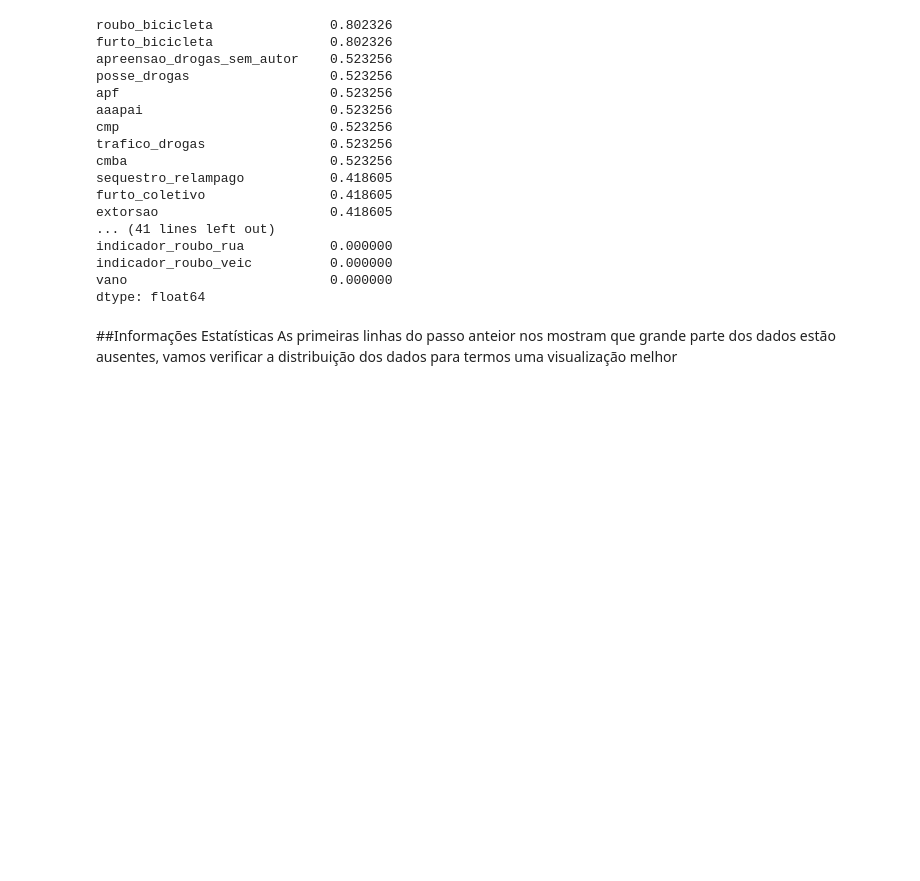
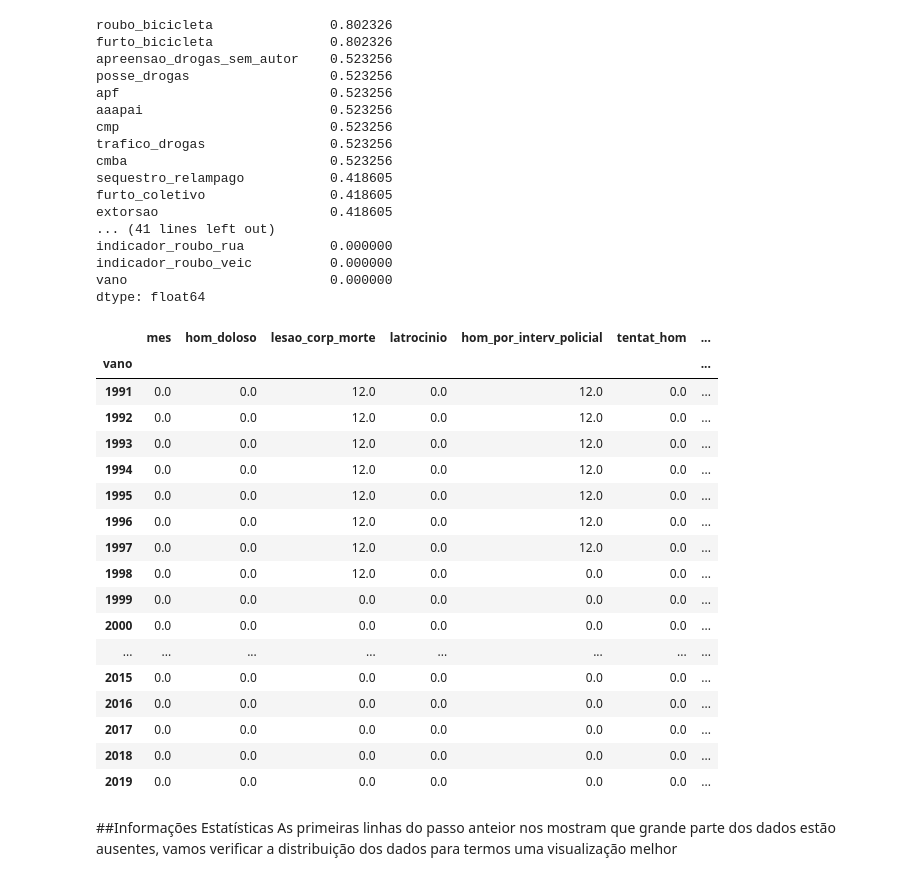
Before and after one commit to mabittar/Portfolio, a Jupyter notebook: Analisando_a_Violência_no_Rio_de_Janeiro.ipynb, the cells around one changed output. Drawn from its saved outputs; the diff is of its cells as text; code cells hidden in the pictures; blank space fills up the shorter version.

```diff
--- a/Analisando_a_Violência_no_Rio_de_Janeiro.ipynb
+++ b/Analisando_a_Violência_no_Rio_de_Janeiro.ipynb
@@ -197,6 +197,29 @@ indicador_roubo_rua           0.000000
 indicador_roubo_veic          0.000000
 vano                          0.000000
 dtype: float64
+# %%
+#dados ausentes por ano
+df1 = df.set_index('vano').isna().sum(level=0)
+df1
+# %% [output]
+|  | mes | hom_doloso | lesao_corp_morte | latrocinio | hom_por_interv_policial | tentat_hom | ... |
+| vano |  |  |  |  |  |  | ... |
+| 1991 | 0.0 | 0.0 | 12.0 | 0.0 | 12.0 | 0.0 | ... |
+| 1992 | 0.0 | 0.0 | 12.0 | 0.0 | 12.0 | 0.0 | ... |
+| 1993 | 0.0 | 0.0 | 12.0 | 0.0 | 12.0 | 0.0 | ... |
+| 1994 | 0.0 | 0.0 | 12.0 | 0.0 | 12.0 | 0.0 | ... |
+| 1995 | 0.0 | 0.0 | 12.0 | 0.0 | 12.0 | 0.0 | ... |
+| 1996 | 0.0 | 0.0 | 12.0 | 0.0 | 12.0 | 0.0 | ... |
+| 1997 | 0.0 | 0.0 | 12.0 | 0.0 | 12.0 | 0.0 | ... |
+| 1998 | 0.0 | 0.0 | 12.0 | 0.0 | 0.0 | 0.0 | ... |
+| 1999 | 0.0 | 0.0 | 0.0 | 0.0 | 0.0 | 0.0 | ... |
+| 2000 | 0.0 | 0.0 | 0.0 | 0.0 | 0.0 | 0.0 | ... |
+| ... | ... | ... | ... | ... | ... | ... | ... |
+| 2015 | 0.0 | 0.0 | 0.0 | 0.0 | 0.0 | 0.0 | ... |
+| 2016 | 0.0 | 0.0 | 0.0 | 0.0 | 0.0 | 0.0 | ... |
+| 2017 | 0.0 | 0.0 | 0.0 | 0.0 | 0.0 | 0.0 | ... |
+| 2018 | 0.0 | 0.0 | 0.0 | 0.0 | 0.0 | 0.0 | ... |
+| 2019 | 0.0 | 0.0 | 0.0 | 0.0 | 0.0 | 0.0 | ... |
 # %% [markdown]
 ##Informações Estatísticas
 As primeiras linhas do passo anteior nos mostram que grande parte dos dados estão ausentes, vamos verificar a distribuição dos dados para termos uma visualização melhor
```
Also changed, not shown: parts of 8 cells of this notebook.
